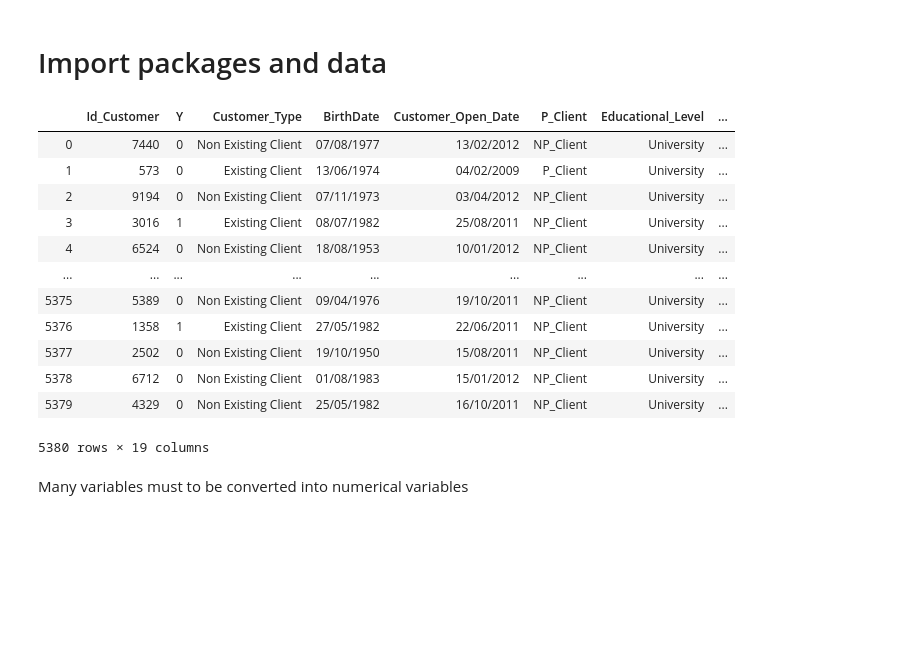
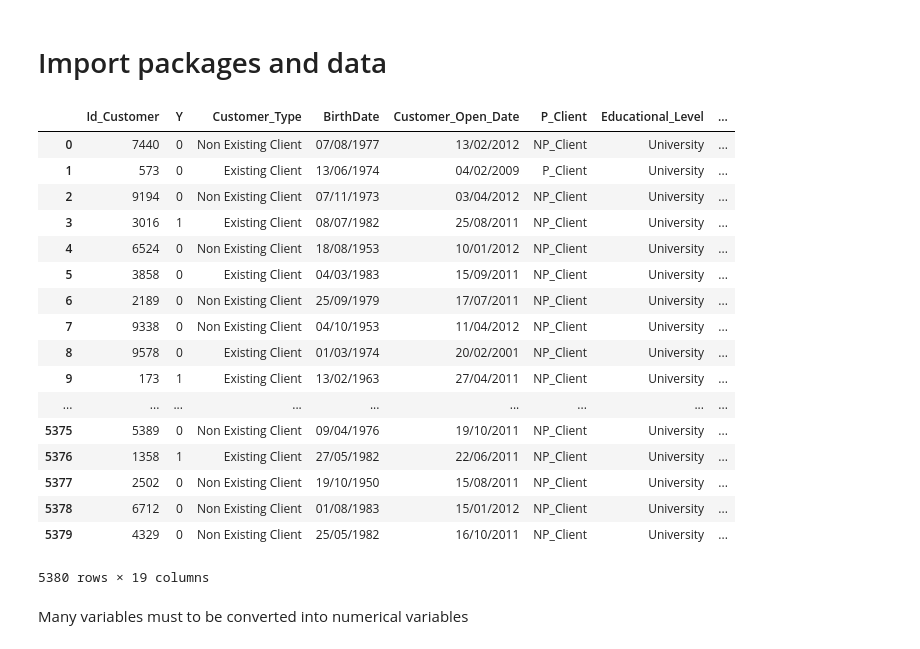
Before and after one commit to fkanvaly/CreditDefaultPrediction, a Jupyter notebook: EDA/EDA.ipynb, the cells around one changed output. Saved outputs shown, nothing was run; the diff lists cells and outputs as text; code cells hidden in the pictures; blank space fills up the shorter version.

```diff
--- a/1-EDA&Visualization/EDA.ipynb
+++ b/EDA/EDA.ipynb
@@ -14,16 +14,21 @@ plt.style.use('ggplot')
 # %%
 ##data loading
 
-data=pd.read_csv("./data/CreditTraining.csv")
+data=pd.read_csv("../data/raw/CreditTraining.csv")
 
 data
 # %% [output]
 |  | Id_Customer | Y | Customer_Type | BirthDate | Customer_Open_Date | P_Client | Educational_Level | ... |
 | 0 | 7440 | 0 | Non Existing Client | 07/08/1977 | 13/02/2012 | NP_Client | University | ... |
 | 1 | 573 | 0 | Existing Client | 13/06/1974 | 04/02/2009 | P_Client | University | ... |
 | 2 | 9194 | 0 | Non Existing Client | 07/11/1973 | 03/04/2012 | NP_Client | University | ... |
 | 3 | 3016 | 1 | Existing Client | 08/07/1982 | 25/08/2011 | NP_Client | University | ... |
 | 4 | 6524 | 0 | Non Existing Client | 18/08/1953 | 10/01/2012 | NP_Client | University | ... |
+| 5 | 3858 | 0 | Existing Client | 04/03/1983 | 15/09/2011 | NP_Client | University | ... |
+| 6 | 2189 | 0 | Non Existing Client | 25/09/1979 | 17/07/2011 | NP_Client | University | ... |
+| 7 | 9338 | 0 | Non Existing Client | 04/10/1953 | 11/04/2012 | NP_Client | University | ... |
+| 8 | 9578 | 0 | Existing Client | 01/03/1974 | 20/02/2001 | NP_Client | University | ... |
+| 9 | 173 | 1 | Existing Client | 13/02/1963 | 27/04/2011 | NP_Client | University | ... |
 | ... | ... | ... | ... | ... | ... | ... | ... | ... |
 | 5375 | 5389 | 0 | Non Existing Client | 09/04/1976 | 19/10/2011 | NP_Client | University | ... |
 | 5376 | 1358 | 1 | Existing Client | 27/05/1982 | 22/06/2011 | NP_Client | University | ... |
```
Also changed, not shown: 3 other files.
